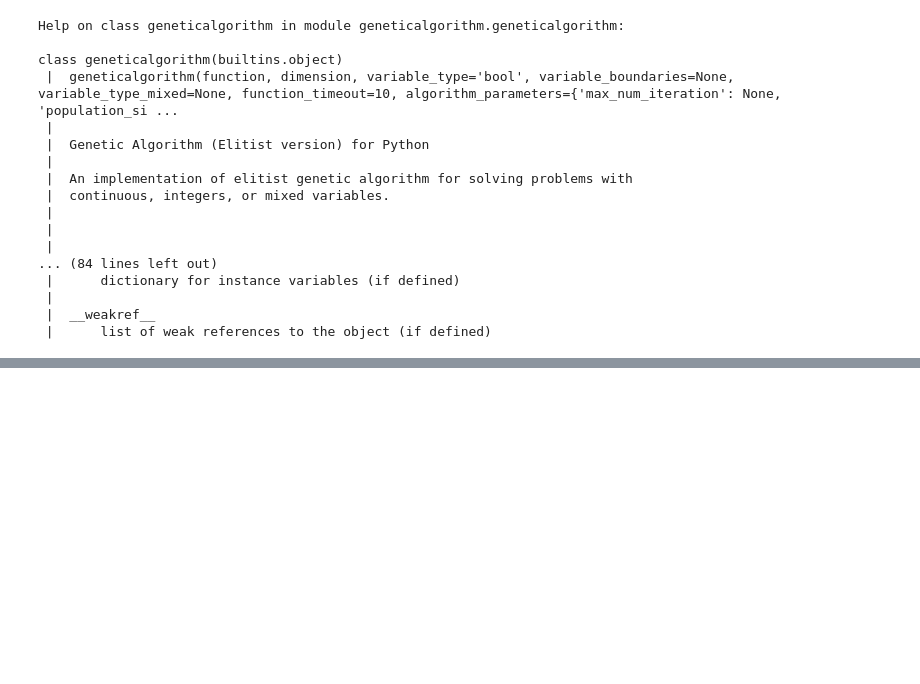
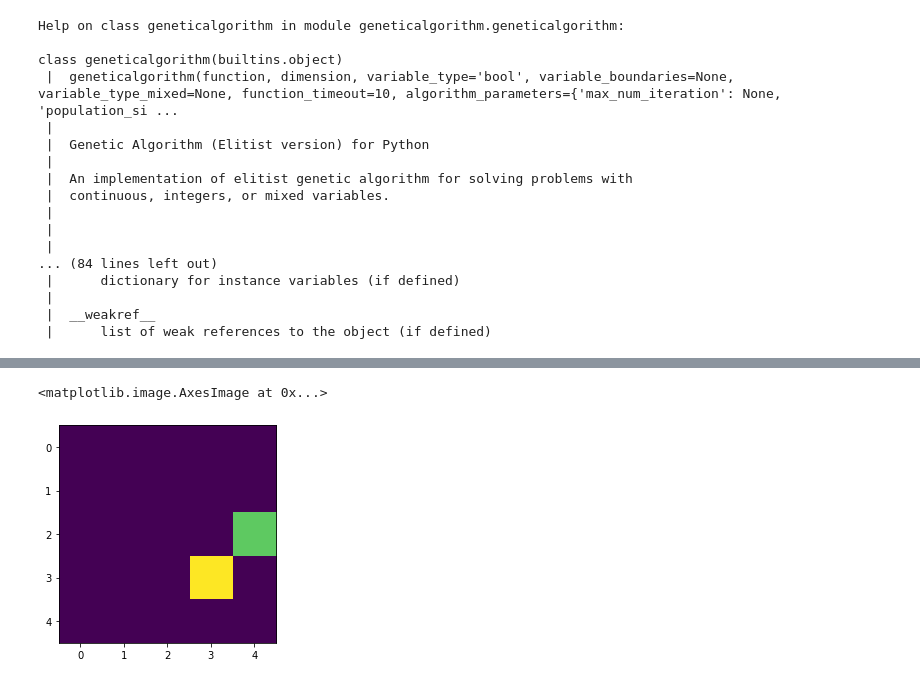
Before and after one commit to rdglpz/optimal_light_sensor_location, a Jupyter notebook: proof of concept.ipynb, the cells around one changed output, grey strips where cells are left out. Saved outputs shown, nothing was run; the diff lists cells and outputs as text; code cells hidden in the pictures; blank space fills up the shorter version.

```diff
--- a/proof of concept.ipynb
+++ b/proof of concept.ipynb
@@ -489,0 +513,5 @@ class geneticalgorithm(builtins.object)
+# %%
+plt.imshow(A)
+# %% [output]
+<matplotlib.image.AxesImage at 0x...>
+[figure, added]
```
Also changed, not shown: parts of 9 cells of this notebook, 42 other files.
